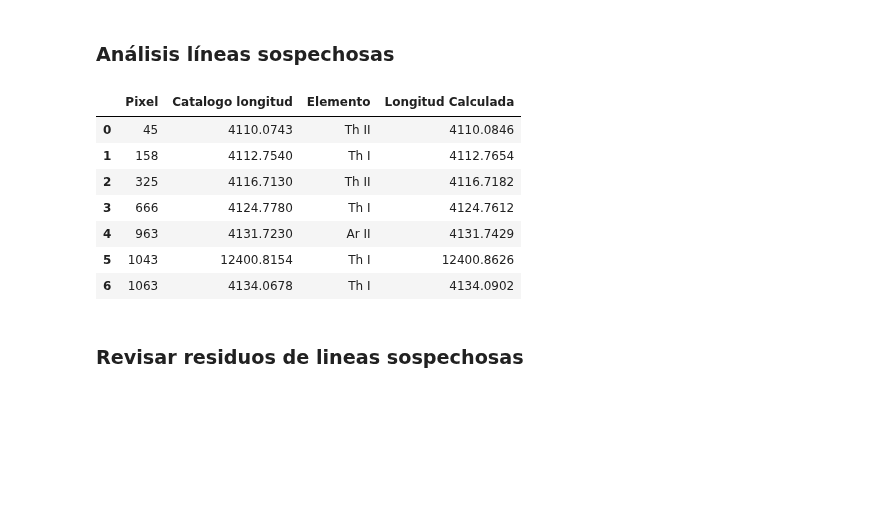
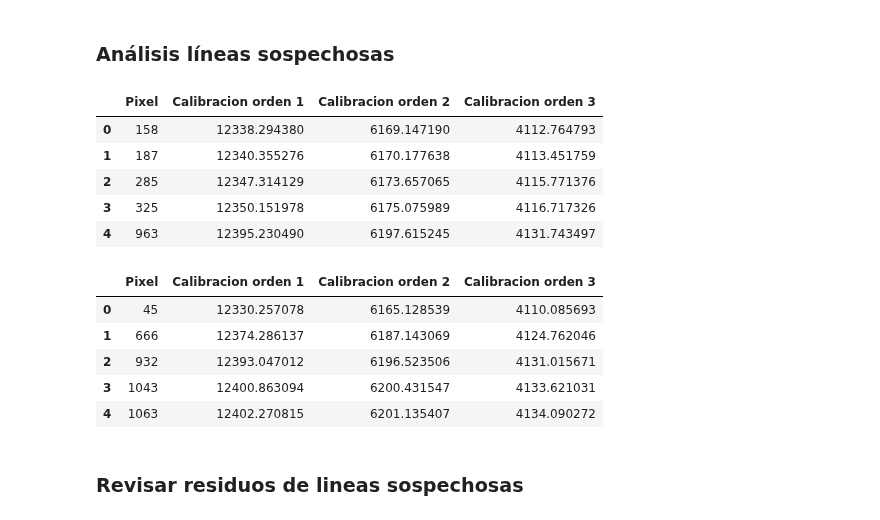
Before and after one commit to ccuellarn/Torium-Operation, a Jupyter notebook: Data/Th 6200/Analisis_6200.ipynb, the cells around one changed output. Saved outputs shown, nothing was run; the diff lists cells and outputs as text; code cells hidden in the pictures; blank space fills up the shorter version.

Commit message:
Ahora si, solo falta catalogar sospechosas

```diff
--- a/Data/Th 6200/Analisis_6200.ipynb
+++ b/Data/Th 6200/Analisis_6200.ipynb
@@ -178,13 +178,13 @@ for i, label in enumerate(anotacionesl):
 [figure]
 # %%
 #Longitudes de onda observadas en el catalogo de los píxeles que sí se lograron ver, ingreso manual
-catalog_long_1 = [ 6164.48, 6169.82, 6172.28, 6173.10, 6178.43, 6180.71, 6182.62, 6184.78, 6188.13, 6191.91, 6198.22, 6203.49, 6207.22, 6212.51, 6215.95 ]
+catalog_long_1 = [6164.48, 6169.82, 6172.28, 6173.10, 6178.43, 6180.71, 6182.62, 6184.78, 6188.13, 6191.91, 6198.22, 6203.49, 6207.22, 6212.51, 6215.95 ]
 
 #Lista de líneas sospechosas que sí están en el espectro pero no catalogadas
-Pixesp_1 = []
+Pixesp_1 = [1063]
 
 #Lista de líneas completamente sospechosas
-Pixsus_1 = [158,187,325,963,1063]
+Pixsus_1 = [158,187,325,963]
 
 #Unir dataframes de líneas en el catalogo
 DataFit_1 = MakeDataFrame(len(marker_xl),catalog_long_1,index_xl, index_yl)
@@ -226,13 +248,14 @@ for i, label in enumerate(anotaciones_):
 # %%
-# #Longitudes de onda observadas en el catalogo de los píxeles que sí se lograron ver, ingreso manual
-# catalog_long_2 = [  ]
+#Longitudes de onda observadas en el catalogo de los píxeles que sí se lograron ver, ingreso manual
+catalog_long_2 = [ 6193.856, 6205.860, 6208.686]
 
-# #Lista de líneas sospechosas que sí están en el espectro pero no catalogadas
-Pixesp_2 = []
+#Lista de líneas sospechosas que sí están en el espectro pero no catalogadas
+Pixesp_2 = [45, 666, 932, 1043]
 
 #Lista de líneas completamente sospechosas
-Pixsus_2 = [45,666,1043]
+Pixsus_2 = [285]
 
 # #Unir dataframes de líneas en el catalogo
-# DataFit_2 = MakeDataFrame(len(marker_xl),catalog_long_2,index_xl, index_yl)
+# DataFit_2 = MakeDataFrame(len(marker_xl_),catalog_long_2,index_xl_, index_yl_)
 # DataFit_2
+#Toca análisis por separado
@@ -377,26 +396,25 @@ fig3.tight_layout()
 # %% [markdown]
 ### Análisis líneas sospechosas
-# %%
-LineasSos_1 = LineasSus(Pixsus_1,param)
-LineasSos_1['Catalogo longitud'] = [4112.754,None , 4116.713, 4131.723, 4134.0678]
-LineasSos_1['Elemento'] = [ 'Th I', 'Mezcla', 'Th II', 'Ar II', 'Th I']
-
-LineasSos_2 = LineasSus(Pixsus_2,param)
-LineasSos_2['Catalogo longitud'] = [4110.0743, 4124.778, 12400.8154]
-LineasSos_2['Elemento'] = [ 'Th II', 'Th I', 'Th I']
-
-LineasSos = pd.concat([LineasSos_1,LineasSos_2], axis=0).sort_values(by='Pixel', ascending=True, na_position='first').reset_index(drop=True).drop([2],axis=0).reset_index(drop=True)
-LineasSos['Longitud Calculada'] = [4110.0846, 4112.7654, 4116.7182, 4124.7612, 4131.7429, 12400.8626, 4134.0902]
-
-LineasSos = LineasSos.drop(['Calibracion orden 1','Calibracion orden 2', 'Calibracion orden 3'],axis=1)
-LineasSos
-# print(LineasSos.to_latex(index=False))
-# %% [output]
-|  | Pixel | Catalogo longitud | Elemento | Longitud Calculada |
-| 0 | 45 | 4110.0743 | Th II | 4110.0846 |
-| 1 | 158 | 4112.7540 | Th I | 4112.7654 |
-| 2 | 325 | 4116.7130 | Th II | 4116.7182 |
-| 3 | 666 | 4124.7780 | Th I | 4124.7612 |
-| 4 | 963 | 4131.7230 | Ar II | 4131.7429 |
-| 5 | 1043 | 12400.8154 | Th I | 12400.8626 |
-| 6 | 1063 | 4134.0678 | Th I | 4134.0902 |
+# %%
+#Ver y tener los diferentes valores encontrados en el catalogo de nist
+LineasSos_1 = LineasSus(Pixsus_1,param)
+# LineasSos_1['Catalogo longitud orden 1'] = []
+# LineasSos_1['Elemento orden 1'] = [ ]
+# LineasSos_1['Catalogo longitud orden 3'] = []
+# LineasSos_1['Elemento orden 3'] = [ ]
+
+LineasSos_2 = LineasSus(Pixsus_2 ,param)
+# LineasSos_2['Catalogo longitud orden 1'] = []
+# LineasSos_2['Elemento orden 1'] = [ ]
+# LineasSos_2['Catalogo longitud orden 3'] = []
+# LineasSos_2['Elemento orden 3'] = [ ]
+
+LineasSos = pd.concat([LineasSos_1,LineasSos_2], axis=0).sort_values(by='Pixel', ascending=True, na_position='first').reset_index(drop=True)
+LineasSos
+# %% [output]
+|  | Pixel | Calibracion orden 1 | Calibracion orden 2 | Calibracion orden 3 |
+| 0 | 158 | 12338.294380 | 6169.147190 | 4112.764793 |
+| 1 | 187 | 12340.355276 | 6170.177638 | 4113.451759 |
+| 2 | 285 | 12347.314129 | 6173.657065 | 4115.771376 |
+| 3 | 325 | 12350.151978 | 6175.075989 | 4116.717326 |
+| 4 | 963 | 12395.230490 | 6197.615245 | 4131.743497 |
@@ -403,3 +435,16 @@ LineasSos
+# %%
+#Lineas que aparecen en el espectro y no son sospechosas
+LineasSos_1_ = LineasSus(Pixesp_1,param)
+LineasSos_2_ = LineasSus(Pixesp_2,param)
+LineasSos_ = pd.concat([LineasSos_1_,LineasSos_2_], axis=0).sort_values(by='Pixel', ascending=True, na_position='first').reset_index(drop=True)
+LineasSos_
+# %% [output]
+|  | Pixel | Calibracion orden 1 | Calibracion orden 2 | Calibracion orden 3 |
+| 0 | 45 | 12330.257078 | 6165.128539 | 4110.085693 |
+| 1 | 666 | 12374.286137 | 6187.143069 | 4124.762046 |
+| 2 | 932 | 12393.047012 | 6196.523506 | 4131.015671 |
+| 3 | 1043 | 12400.863094 | 6200.431547 | 4133.621031 |
+| 4 | 1063 | 12402.270815 | 6201.135407 | 4134.090272 |
 # %% [markdown]
 ### Revisar residuos de lineas sospechosas
 # %%
```
Also changed, not shown: parts of 10 cells of this notebook.
